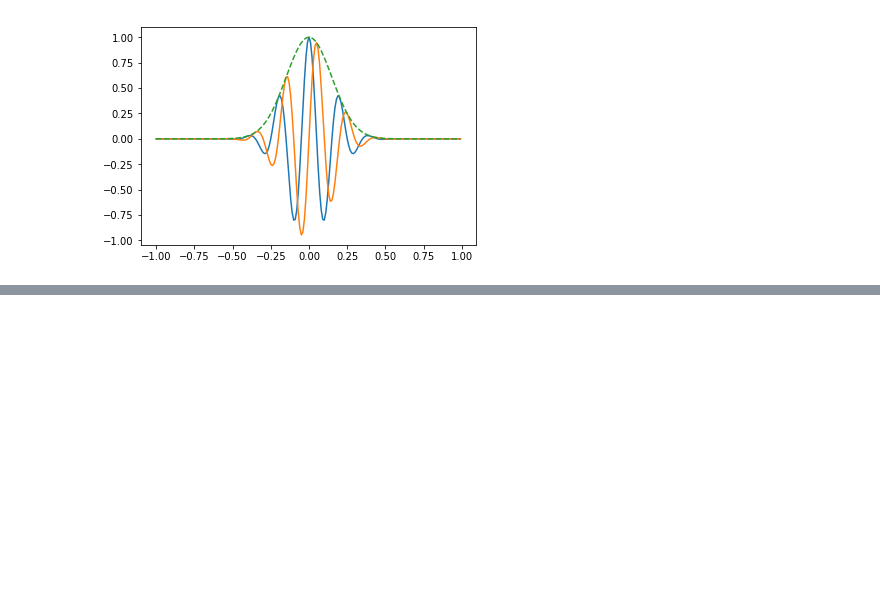
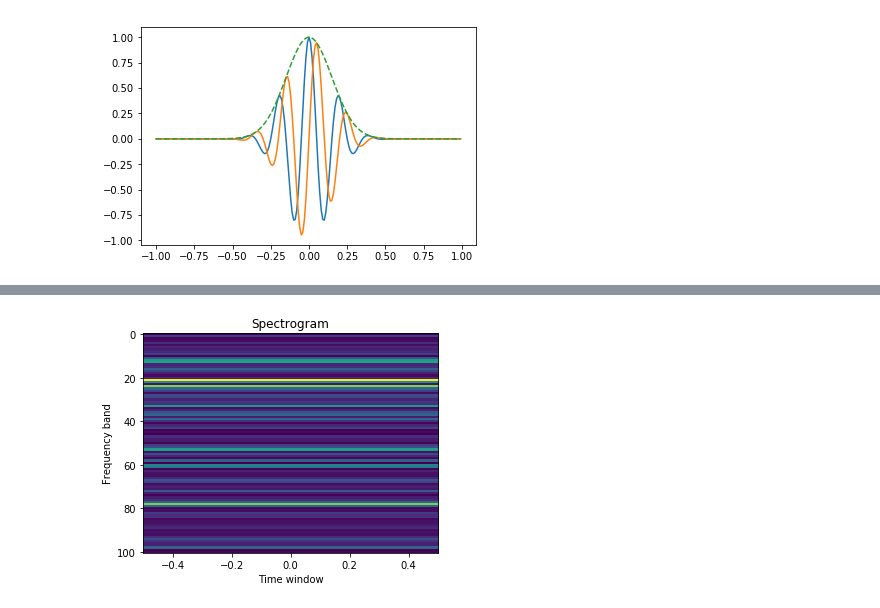
Before and after one commit to SGRGit/gwOsc, a Jupyter notebook: SineGaussianSignalDataPrep.ipynb, the cells around one changed output, grey strips where cells are left out. Saved outputs shown, nothing was run; the diff lists cells and outputs as text; code cells hidden in the pictures; blank space fills up the shorter version.

```diff
--- a/SineGaussianSignalDataPrep.ipynb
+++ b/SineGaussianSignalDataPrep.ipynb
@@ -14,0 +25,80 @@ plt.plot(t, i, t, q, t, e, '--')
+# %%
+from scipy.fftpack import fft
+import matplotlib.pyplot as plt
+import numpy as np
+from scipy import signal
+fs = 2
+
+"""alpha = np.linspace(0.1, 10, num = 500)
+a = 50 #Amplitude
+
+fs = 1e3
+fr = np.float(100.0) #Signal Ffrequency
+N = 1e3
+t_value = np.arange(N) / fs"""
+
+t = np.linspace(-5, 5, 2 * 100, endpoint=False)
+
+"""def get_fft_values(y_values):
+  s = len(y_values)
+  k = np.arange(s)
+  T = s/fs
+  frq = k/T # two sides frequency range
+  f_values = frq[range(int(s/2))] # one side frequency range
+  fft_values = np.fft.fft(y_values)/n # fft computing and normalization
+  fft_values = fft_values[range(int(s/2))]
+  return f_values, fft_values
+
+def plot_fft(signal, raw):
+  freq_s,  fft_s = get_fft_values(signal)
+  freq_raw, fft_raw = get_fft_values(raw)
+  ft, (axft1, axft2) = plt.subplots(2, 1)
+  ft.set_figwidth(30)
+  ft.set_figheight(10)
+  axft1.plot(freq_raw, abs(fft_raw), 'g' , alpha=0.75)
+  axft2.plot(freq_s, abs(fft_s), 'r', alpha=0.75)
+  #axft1.title.set_text('Plot for Iteration %d' %i)
+
+from scipy.signal import welch
+
+def get_psd_values(y_values, fs):
+    f_values, psd_values = welch(y_values, fs=fs)
+    return f_values, psd_values
+
+def plot_psd(signal, fs):
+  f_values, psd_values = get_psd_values(xn, fs)
+  ft, (axft1) = plt.subplots(1, 1)
+  ft.set_figwidth(10)
+  ft.set_figheight(5)
+  axft1.plot(f_values, psd_values, 'g' , alpha=0.75)
+  axft1.title.set_text('PSD for Iteration %d' %i)"""
+
+
+def plot_spectrogram_sig(sig, fs):
+  from scipy import signal
+  freqs, times, spectrogram = signal.spectrogram(sig)
+  plt.figure(figsize=(5, 4))
+  plt.imshow(spectrogram, aspect='auto')
+  plt.title('Spectrogram')
+  plt.ylabel('Frequency band')
+  plt.xlabel('Time window')
+  plt.tight_layout()
+
+#for i in range(0, 4, 1):
+  #Set 1
+  #x = (a*np.sin(2*np.pi*alpha[i]*fr*t_value))
+  #n = 1e2*np.random.randn(len(t_value)) #Noise
+
+  i, q, e = signal.gausspulse(t, fc=2, retquad=True, retenv=True)
+  #plt.plot(t, i+n, 'b', t, i, 'r')
+
+  n = 0.5*np.random.randn(len(t))
+  xn = i + n # Noise+Signal
+
+  #plot_source(x, n, xn, t_value, i)
+#plot_fft(i, xn)
+  #plot_psd(xn, fs)
+plot_spectrogram_sig(xn, fs)
+plot_spectrogram_sig(n, fs)
+# %% [output]
+[figure, added]
```
Also changed, not shown: parts of 4 cells of this notebook.
